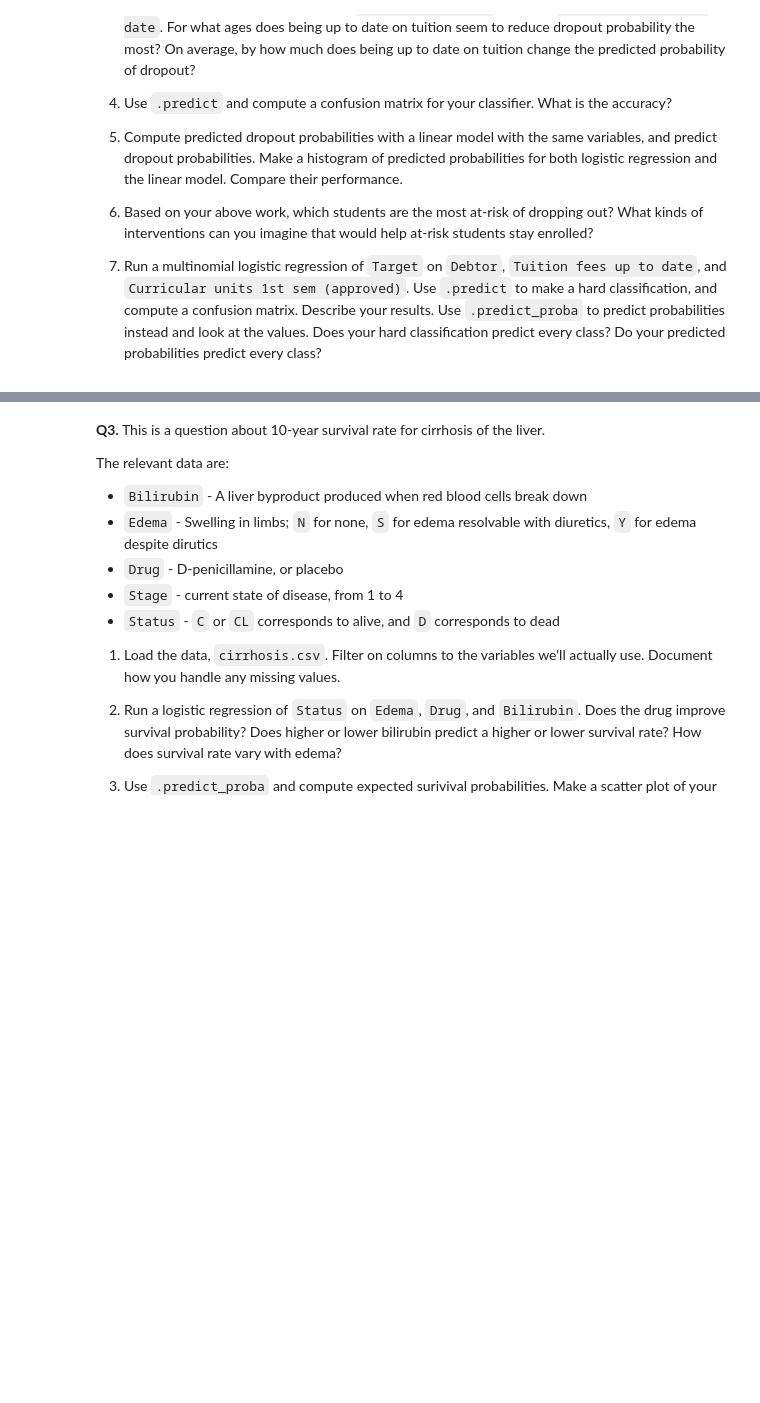
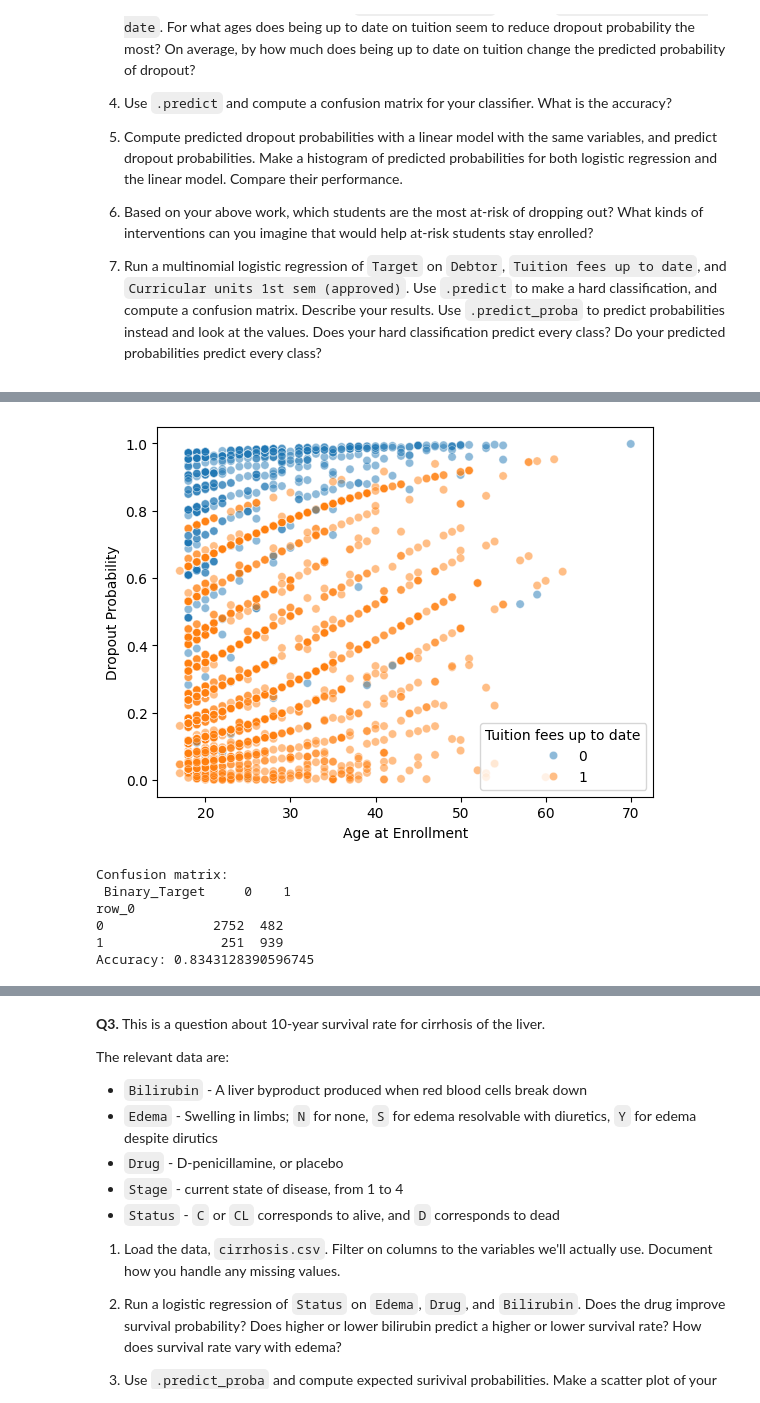
Before and after one commit to AngelikaBaloy/undergrad_ml_assignments, a Jupyter notebook: 05_assignment_glm.ipynb, the cells around one changed output, grey strips where cells are left out. Drawn from its saved outputs; the diff is of its cells as text; code cells hidden in the pictures; blank space fills up the shorter version.

```diff
--- a/05_assignment_glm.ipynb
+++ b/05_assignment_glm.ipynb
@@ -47,0 +114,6 @@ The relevant variables are:
+# %%
+# binary target
+df['Target'].value_counts()
+mapper = {'Dropout': 1, 'Graduate': 0, 'Enrolled': 0} # dropout is 1, else 0
+df['Binary_Target'] = df['Target'].map(mapper)
+df.head()
@@ -47,0 +127,17 @@ The relevant variables are:
+# %%
+# 2. logistic regression
+x = df.loc[:, ['Debtor', 'Tuition fees up to date',
+           'Scholarship holder', 'Age at enrollment',
+           'Curricular units 1st sem (approved)']]
+y = df['Binary_Target']
+
+reg = LogisticRegression(penalty=None,
+                         max_iter=5000)
+reg = reg.fit(x,y)
+pd.DataFrame({'Variable':reg.feature_names_in_, 'Coefficient':reg.coef_[0]})
+
+# Predict a higher dropout probability:
+#       Debtor, age at enrollment (smaller impact compared to debtor)
+# Predict a lower dropout probability:
+#       Tuition fees up to date, scholarship holder, curricular units
+#       Being up to date on tuition is related to a reduced dropout risk.
@@ -47,0 +151,38 @@ The relevant variables are:
+# %%
+# 3. dropout probabilities
+prob = reg.predict_proba(x)
+prob = [row[1] for row in prob]
+age_at_enroll = x['Age at enrollment']
+
+
+sns.scatterplot(x=age_at_enroll, y=prob,
+                hue=x['Tuition fees up to date'],
+                alpha=.5)
+plt.xlabel('Age at Enrollment')
+plt.ylabel('Dropout Probability')
+plt.show()
+
+# Being up to date on tuition seems to reduce dropout probability
+# across age groups, as the orange hue takes up the lower portion of
+# the plot.
+# Being up to date on tuition reduces predicted probability of dropout by
+# about 20 (?) percent.
+# %% [output]
+[figure, added]
+# %%
+# 4. confusion matrix
+y_predict = pd.Series(reg.predict(x))
+
+tab= pd.crosstab(y_predict, df['Binary_Target'])
+acc= np.trace(tab)/len(y_predict)
+print(f'Confusion matrix:\n {tab}')
+print(f'Accuracy: {acc}')
+
+# accuracy is 0.834
+# %% [output]
+Confusion matrix:
+ Binary_Target     0    1
+row_0
+0              2752  482
+1               251  939
+Accuracy: 0.8343128390596745
```
Also changed, not shown: parts of 15 cells of this notebook.
